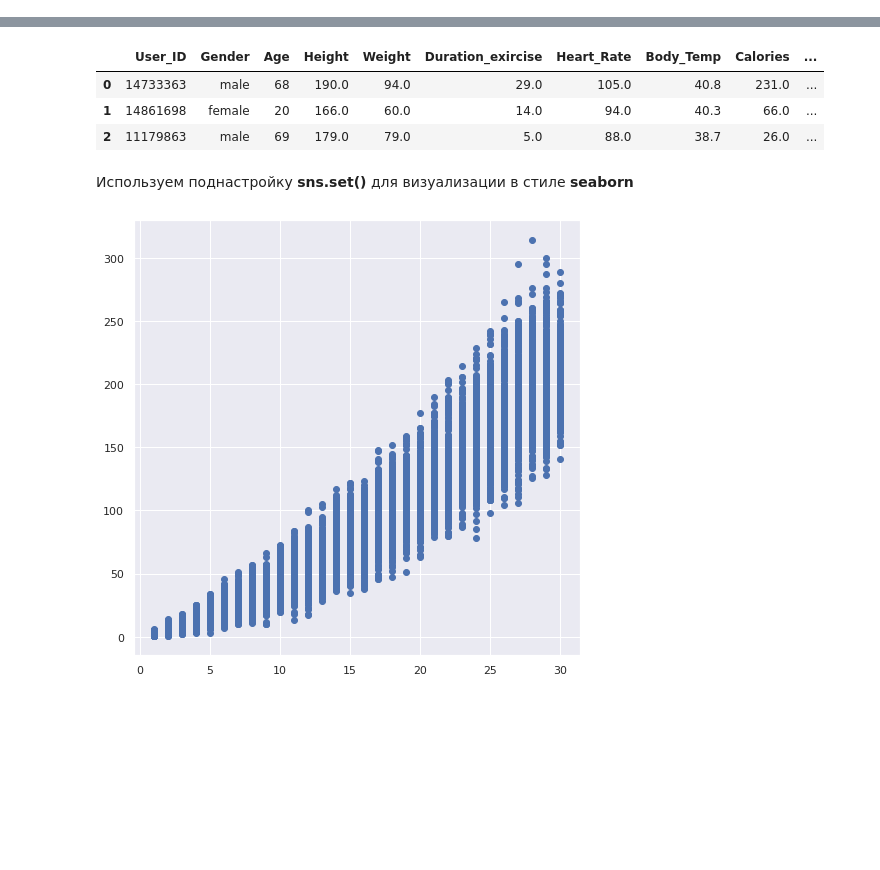
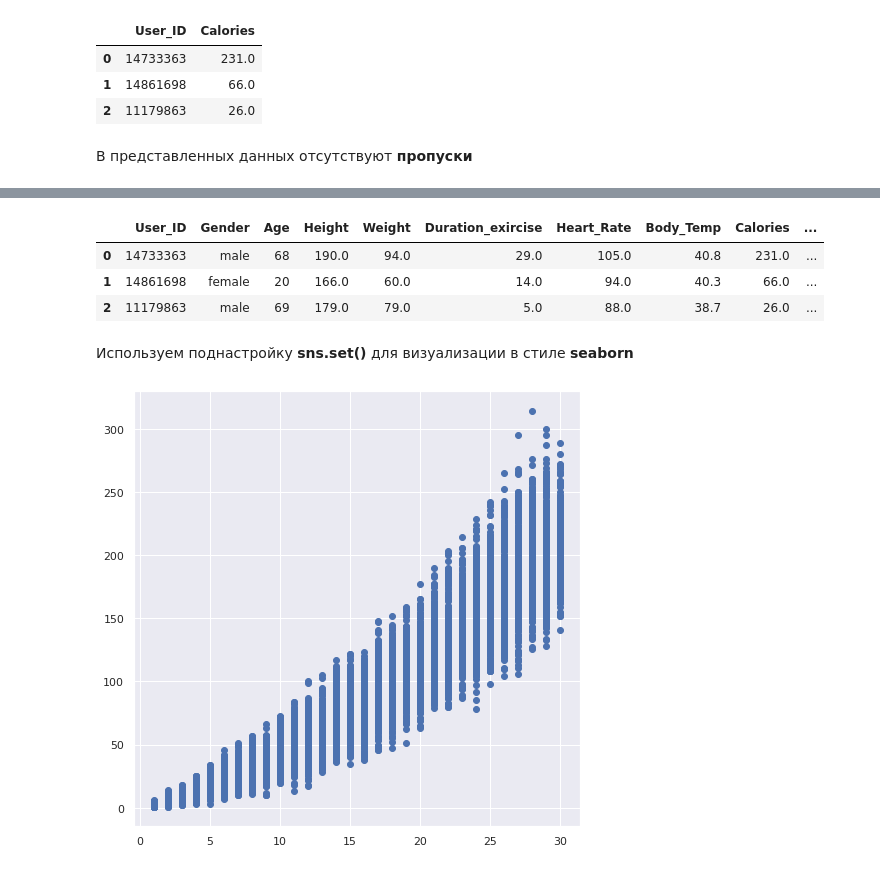
Before and after one commit to AnatoliyZhuk/Project_to_Analyze, a Jupyter notebook: Calories_Burned_Prediction/Calories_Burned_Prediction.ipynb, the cells around one changed output, grey strips where cells are left out. Drawn from its saved outputs; the diff is of its cells as text; code cells hidden in the pictures; blank space fills up the shorter version.

```diff
--- a/Calories_Burned_Prediction/Calories_Burned_Prediction.ipynb
+++ b/Calories_Burned_Prediction/Calories_Burned_Prediction.ipynb
@@ -15,0 +21,9 @@ calories = pd.read_csv('https://raw.githubusercontent.com/AnatoliyZhuk/Project_t
+# %%
+calories.head(3)
+# %% [output]
+|  | User_ID | Calories |
+| 0 | 14733363 | 231.0 |
+| 1 | 14861698 | 66.0 |
+| 2 | 11179863 | 26.0 |
+# %% [markdown]
+В представленных данных отсутствуют **пропуски** <br/>
```
Also changed, not shown: parts of 12 cells of this notebook.
